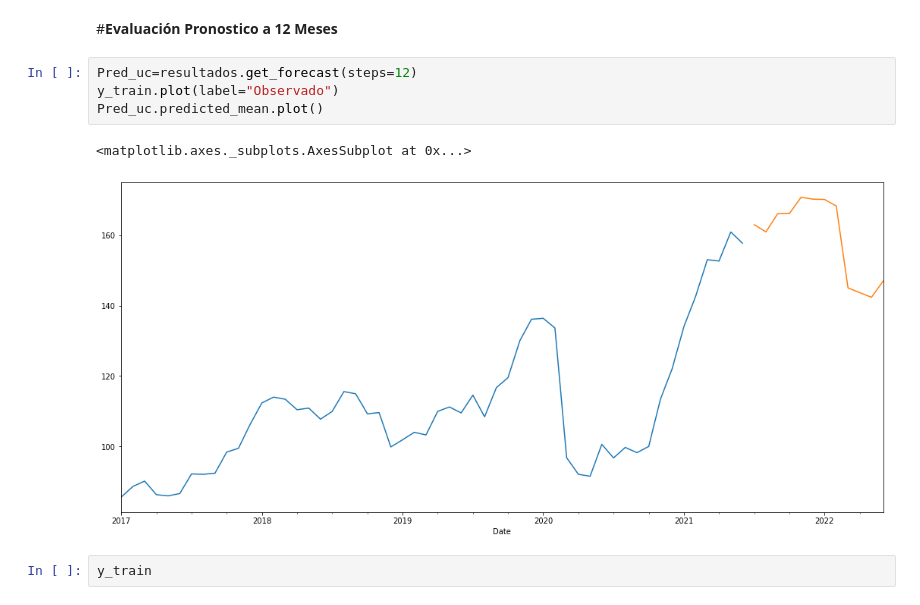
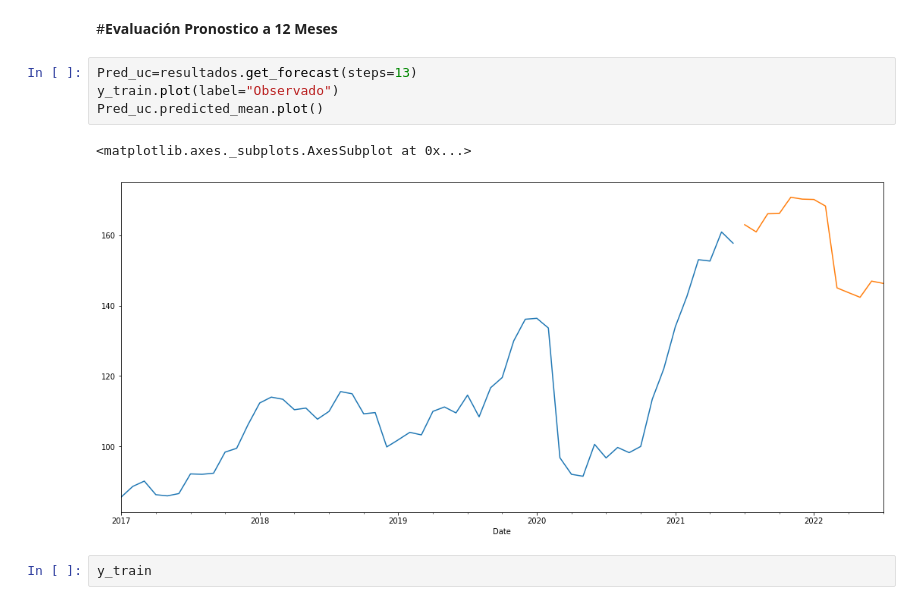
Before and after one commit to huramire/PyoyectoBanco2022, a Jupyter notebook: ProyectoCedesistemasSerieFinancieraJPM.ipynb, the cells around one changed output. Drawn from its saved outputs; the diff is of its cells as text.

```diff
--- a/ProyectoCedesistemasSerieFinancieraJPM.ipynb
+++ b/ProyectoCedesistemasSerieFinancieraJPM.ipynb
@@ -534,12 +534,12 @@ print(MaeTrain)
 # %% [markdown]
 #**Evaluación Pronostico a 12 Meses**
 # %%
-Pred_uc=resultados.get_forecast(steps=12)
+Pred_uc=resultados.get_forecast(steps=13)
 y_train.plot(label="Observado")
 Pred_uc.predicted_mean.plot()
 # %% [output]
 <matplotlib.axes._subplots.AxesSubplot at 0x...>
-[figure, old version]
+[figure, new version]
 # %%
 y_train
 # %% [output]
```
Also changed, not shown: parts of 10 cells of this notebook.
